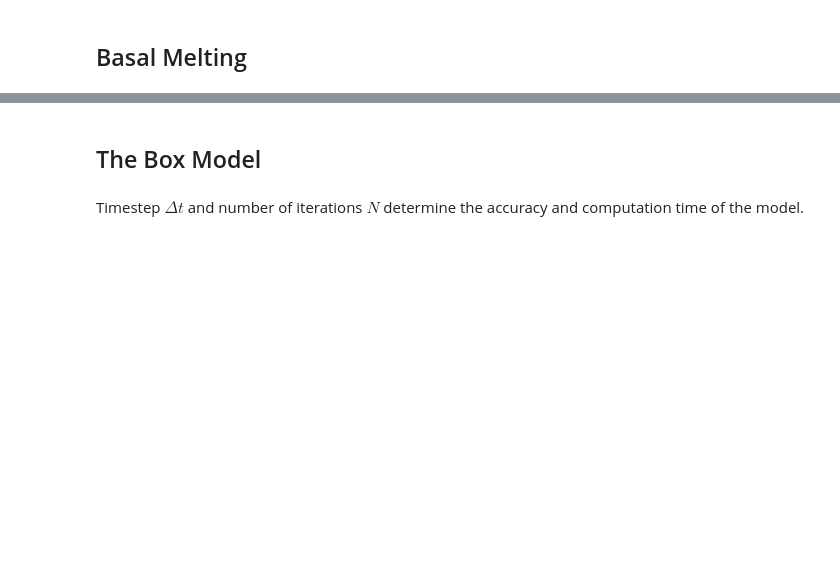
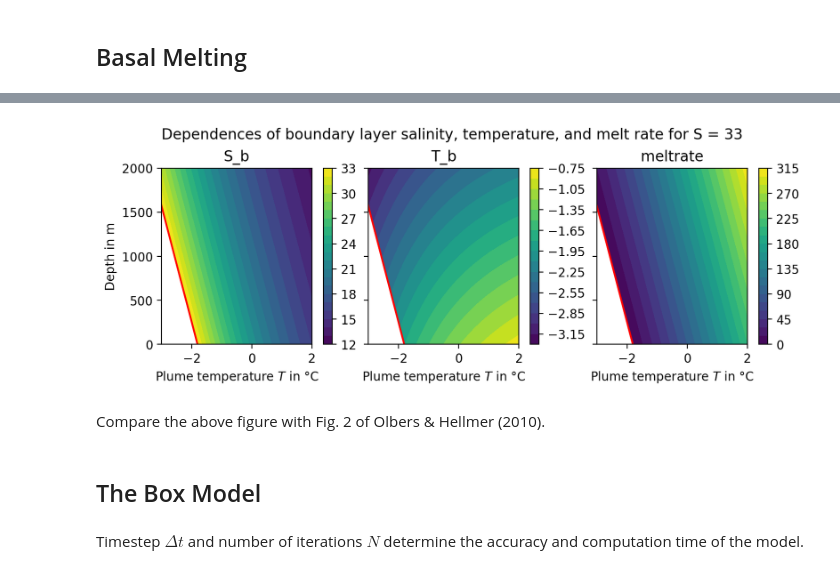
Before and after one commit to markusReinert/79NG-boxmodel, a Jupyter notebook: BoxModel.ipynb, the cells around one changed output, grey strips where cells are left out. Cells and saved outputs as stored; diff of their text form; code cells hidden in the pictures; blank space fills up the shorter version.

```diff
--- a/BoxModel.ipynb
+++ b/BoxModel.ipynb
@@ -141,3 +141,27 @@ ax.set_ylim(0)
+# %%
+S = 33
+T_range = np.linspace(-3, 2, 500)
+z_range = np.linspace(-2000, 0, 1000)
+
+result = basalmelting(S, T_range[np.newaxis, :], z_range[:, np.newaxis])
+
+TT, ZZ = np.meshgrid(T_range, z_range)
+
+fig, axs = plt.subplots(ncols=3, figsize=(8, 3), dpi=200, sharey=True, sharex=True, constrained_layout=True)
+fig.suptitle("Dependences of boundary layer salinity, temperature, and melt rate for S = 33")
+axs[0].set_ylabel("Depth in m")
+for ax, var in zip(axs, ["S_b", "T_b", "meltrate"]):
+    ax.set_title(var)
+    data = np.where(TT >= freeze(S, ZZ), result[var], np.nan)
+    im = ax.contourf(TT, -ZZ, data, levels=20)
+    fig.colorbar(im, ax=ax)
+    ax.plot(freeze(S, z_range), -z_range, "r")
+    ax.set_xlim(T_range.min(), T_range.max())
+    ax.set_xlabel("Plume temperature $T$ in °C")
+# %% [output]
+[figure, added]
+# %% [markdown]
+Compare the above figure with Fig. 2 of Olbers & Hellmer (2010).
 # %% [markdown]
 ## The Box Model
 # %% [markdown]
```
Also changed, not shown: parts of 9 cells of this notebook.
